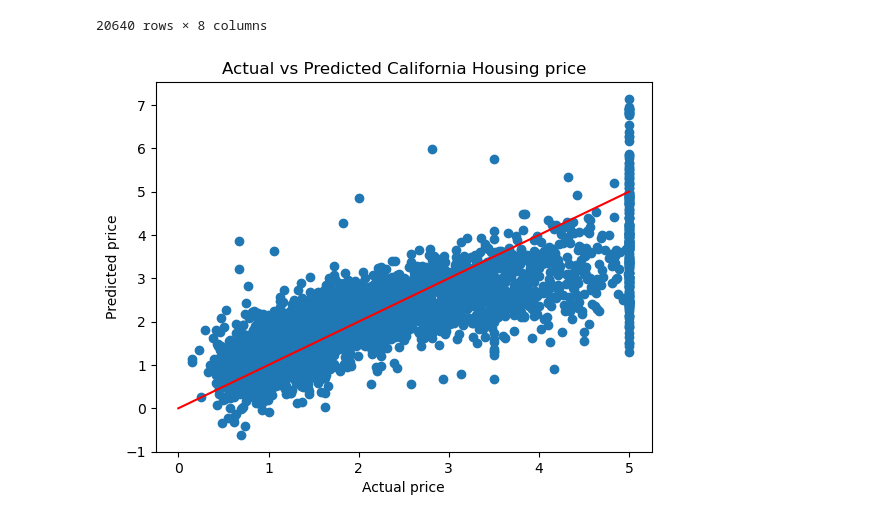
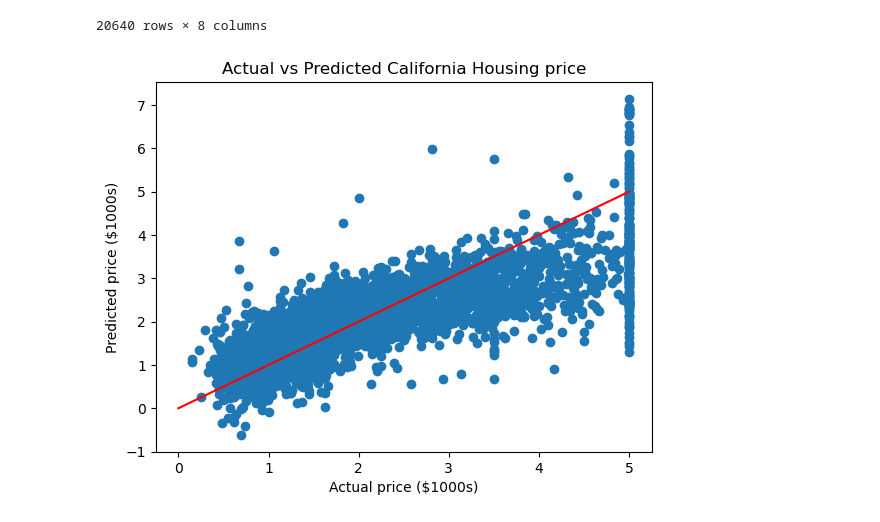
Before and after one commit to PacktPublishing/Building-Data-Science-Solutions-with-Anaconda, a Jupyter notebook: Chapter02/CH_2.ipynb, the cells around one changed output. Saved outputs shown, nothing was run; the diff lists cells and outputs as text; code cells hidden in the pictures.

```diff
--- a/Chapter02/CH_2.ipynb
+++ b/Chapter02/CH_2.ipynb
@@ -77,12 +77,12 @@ y_train_predict = linear_regressor.predict(X_test)
 # %%
 import matplotlib.pyplot as plt
 
 plt.title('Actual vs Predicted California Housing price')
-plt.xlabel('Actual price')
-plt.ylabel('Predicted price')
+plt.xlabel('Actual price ($1000s)')
+plt.ylabel('Predicted price ($1000s)')
 plt.scatter(y_test,y_train_predict)
 plt.plot([0, 5], [0, 5],"r-")
 
 plt.show()
 # %% [output]
-[figure, old version]
+[figure, new version]
```
Also changed, not shown: 1 other file.
